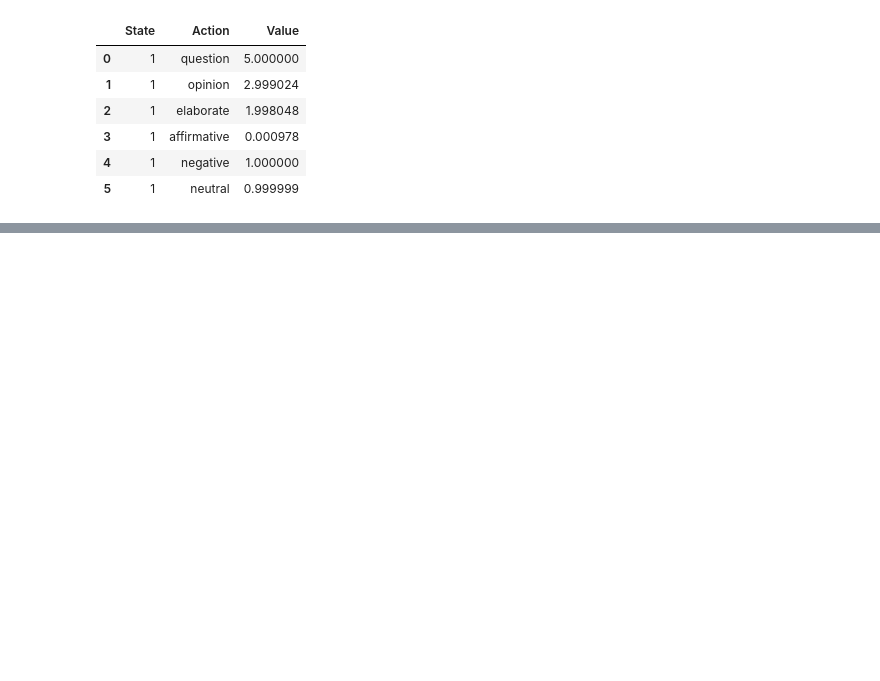
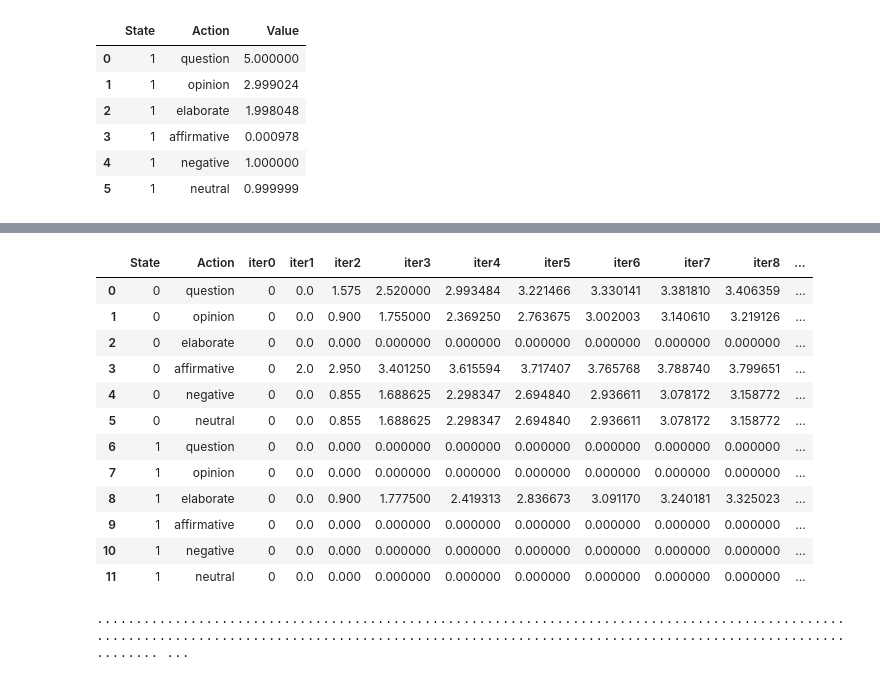
Before and after one commit to MollyZhang/Reinforcement_learning_NLP, a Jupyter notebook: molly/Q_learning.ipynb, the cells around one changed output, grey strips where cells are left out. Cells and saved outputs as stored; diff of their text form; code cells hidden in the pictures; blank space fills up the shorter version.

```diff
--- a/molly/Q_learning.ipynb
+++ b/molly/Q_learning.ipynb
@@ -194,0 +230,23 @@ list(itertools.product(*s))
+# %%
+q_mid
+# %% [output]
+|  | State | Action | iter0 | iter1 | iter2 | iter3 | iter4 | iter5 | iter6 | iter7 | iter8 | ... |
+| 0 | 0 | question | 0 | 0.0 | 1.575 | 2.520000 | 2.993484 | 3.221466 | 3.330141 | 3.381810 | 3.406359 | ... |
+| 1 | 0 | opinion | 0 | 0.0 | 0.900 | 1.755000 | 2.369250 | 2.763675 | 3.002003 | 3.140610 | 3.219126 | ... |
+| 2 | 0 | elaborate | 0 | 0.0 | 0.000 | 0.000000 | 0.000000 | 0.000000 | 0.000000 | 0.000000 | 0.000000 | ... |
+| 3 | 0 | affirmative | 0 | 2.0 | 2.950 | 3.401250 | 3.615594 | 3.717407 | 3.765768 | 3.788740 | 3.799651 | ... |
+| 4 | 0 | negative | 0 | 0.0 | 0.855 | 1.688625 | 2.298347 | 2.694840 | 2.936611 | 3.078172 | 3.158772 | ... |
+| 5 | 0 | neutral | 0 | 0.0 | 0.855 | 1.688625 | 2.298347 | 2.694840 | 2.936611 | 3.078172 | 3.158772 | ... |
+| 6 | 1 | question | 0 | 0.0 | 0.000 | 0.000000 | 0.000000 | 0.000000 | 0.000000 | 0.000000 | 0.000000 | ... |
+| 7 | 1 | opinion | 0 | 0.0 | 0.000 | 0.000000 | 0.000000 | 0.000000 | 0.000000 | 0.000000 | 0.000000 | ... |
+| 8 | 1 | elaborate | 0 | 0.0 | 0.900 | 1.777500 | 2.419313 | 2.836673 | 3.091170 | 3.240181 | 3.325023 | ... |
+| 9 | 1 | affirmative | 0 | 0.0 | 0.000 | 0.000000 | 0.000000 | 0.000000 | 0.000000 | 0.000000 | 0.000000 | ... |
+| 10 | 1 | negative | 0 | 0.0 | 0.000 | 0.000000 | 0.000000 | 0.000000 | 0.000000 | 0.000000 | 0.000000 | ... |
+| 11 | 1 | neutral | 0 | 0.0 | 0.000 | 0.000000 | 0.000000 | 0.000000 | 0.000000 | 0.000000 | 0.000000 | ... |
+# %%
+question_RL = RL_QA(states=["Question"], reward=["interupt"])
+for key, value in dialogs.items():
+    print(".", end="")
+    question_RL.update_q(value, n_iters=10)
+# %% [output]
+........................................................................................................................................................................................................ ...
```
Also changed, not shown: parts of 22 cells of this notebook.
